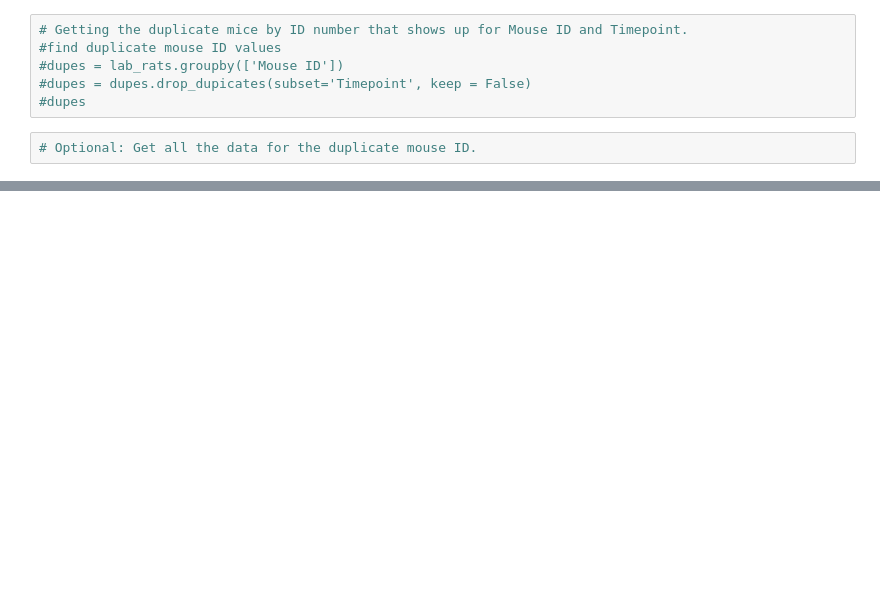
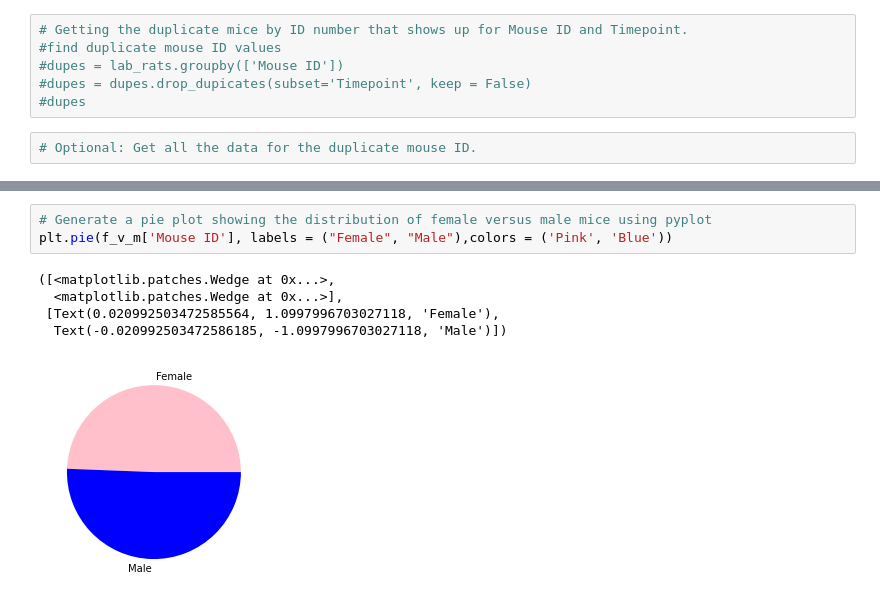
Before and after one commit to emedina2/Matplotlib_Homework, a Jupyter notebook: 02-Homework/05-Matplotlib/Instructions/Pymaceuticals/Pymaceuticals.ipynb, the cells around one changed output, grey strips where cells are left out. Drawn from its saved outputs; the diff is of its cells as text; blank space fills up the shorter version.

```diff
--- a/02-Homework/05-Matplotlib/Instructions/Pymaceuticals/Pymaceuticals.ipynb
+++ b/02-Homework/05-Matplotlib/Instructions/Pymaceuticals/Pymaceuticals.ipynb
@@ -49,0 +130,9 @@ tumor_SEM = st.sem(lab_rats.groupby(['Drug Regimen']))
+# %%
+# Generate a pie plot showing the distribution of female versus male mice using pyplot
+plt.pie(f_v_m['Mouse ID'], labels = ("Female", "Male"),colors = ('Pink', 'Blue'))
+# %% [output]
+([<matplotlib.patches.Wedge at 0x...>,
+  <matplotlib.patches.Wedge at 0x...>],
+ [Text(0.020992503472585564, 1.0997996703027118, 'Female'),
+  Text(-0.020992503472586185, -1.0997996703027118, 'Male')])
+[figure, added]
```
Also changed, not shown: parts of 15 cells of this notebook, 1 other file.
